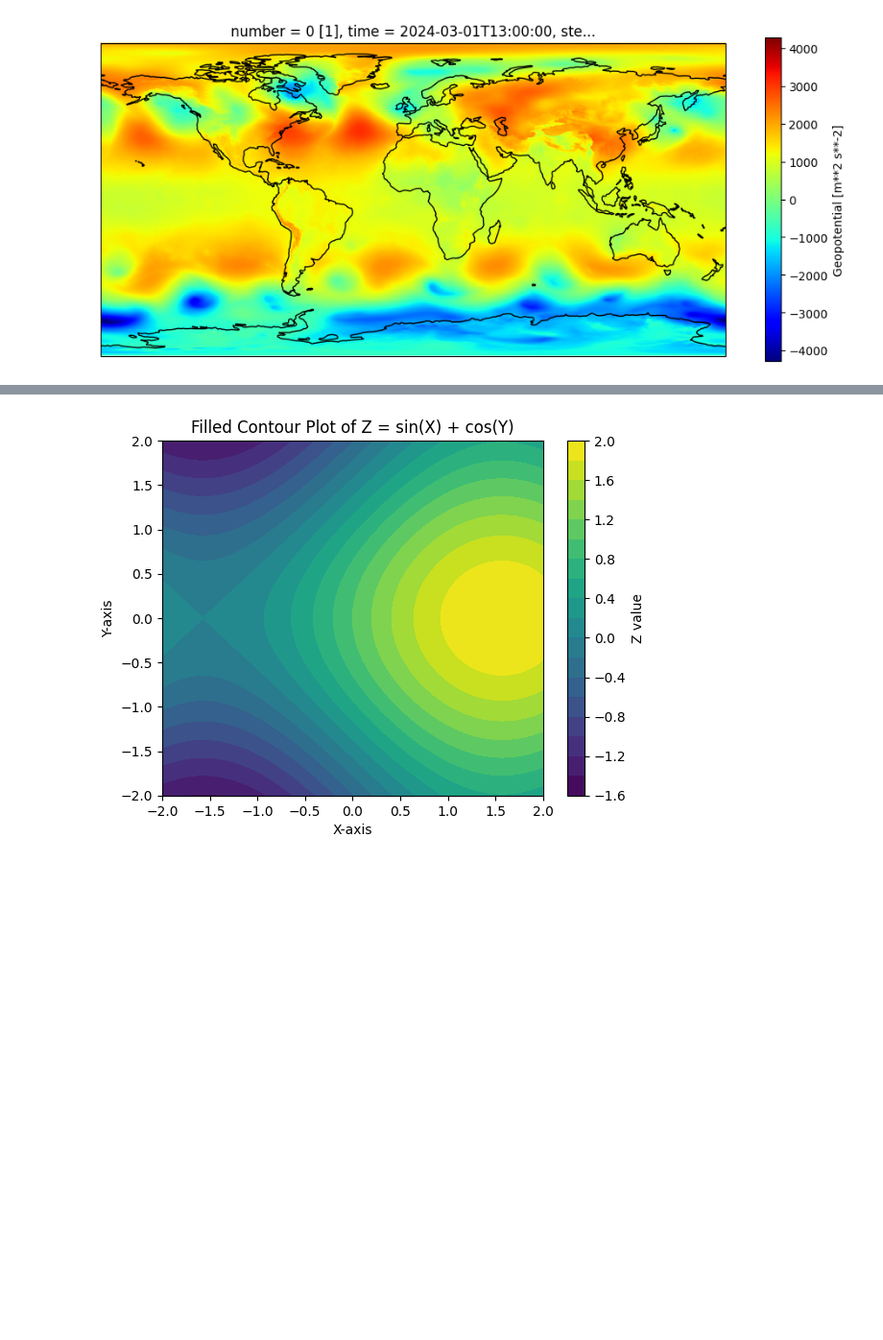
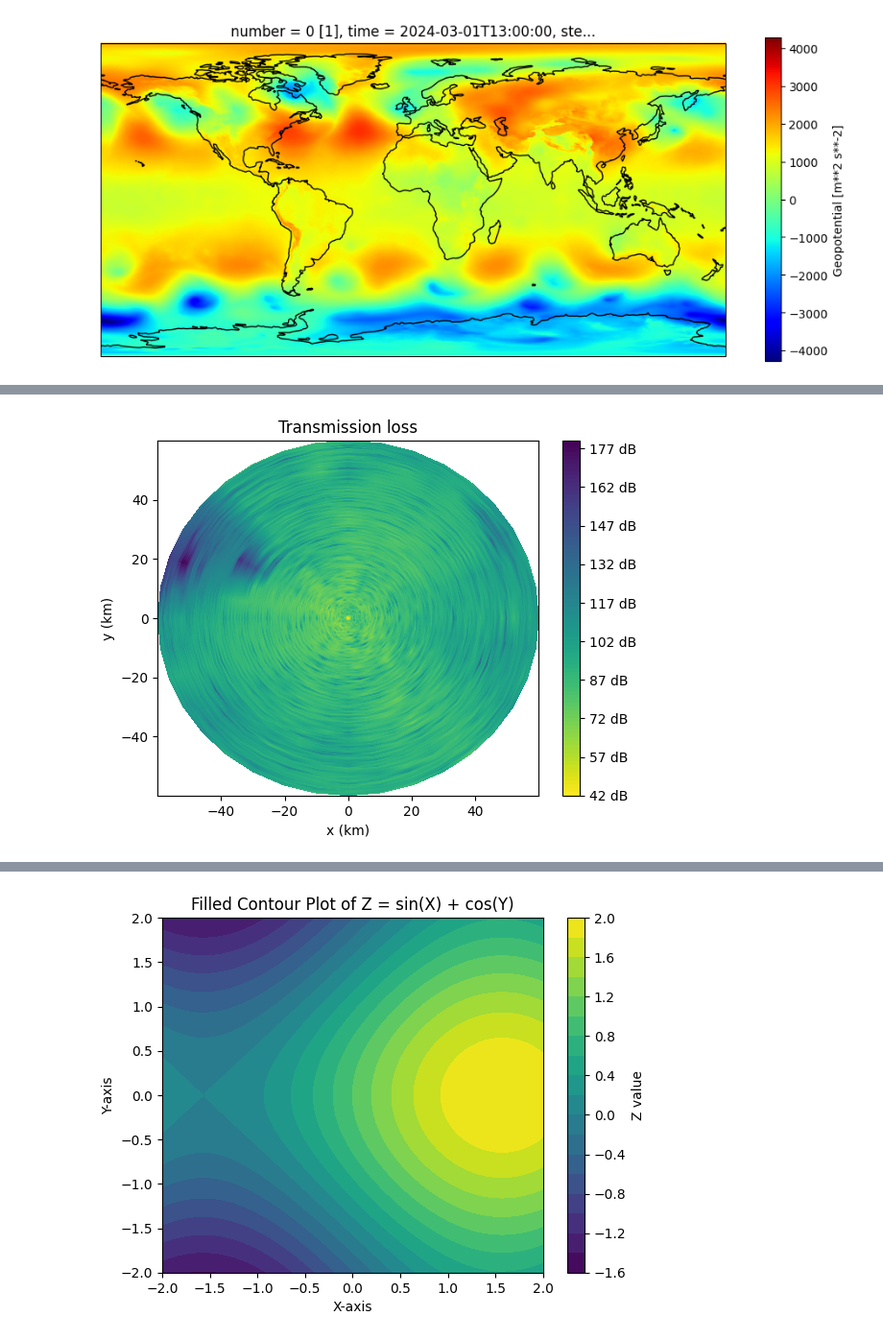
Before and after one commit to jacobthompson101/novascotia-wind-grid, a Jupyter notebook: notebook/kadlu.ipynb, the cells around one changed output, grey strips where cells are left out. Shown at 96% size. Cells and saved outputs as stored; diff of their text form; code cells hidden in the pictures; blank space fills up the shorter version.

```diff
--- a/notebook/kadlu.ipynb
+++ b/notebook/kadlu.ipynb
@@ -440,0 +461,4 @@ plot2D(var='waveheight', source='era5', plot_wind='era5', **bounds)
+# %%
+fig = transm_loss.plot_horiz(rec_depth_idx=1)  # transmission loss at 30 m depth (receiver no. 2)
+# %% [output]
+[figure, added]
```
Also changed, not shown: parts of 25 cells of this notebook.
